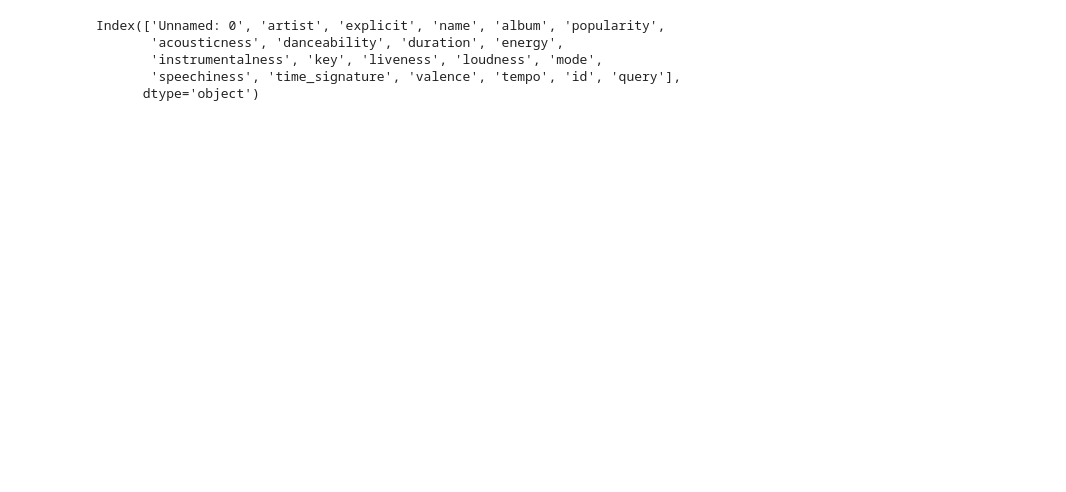
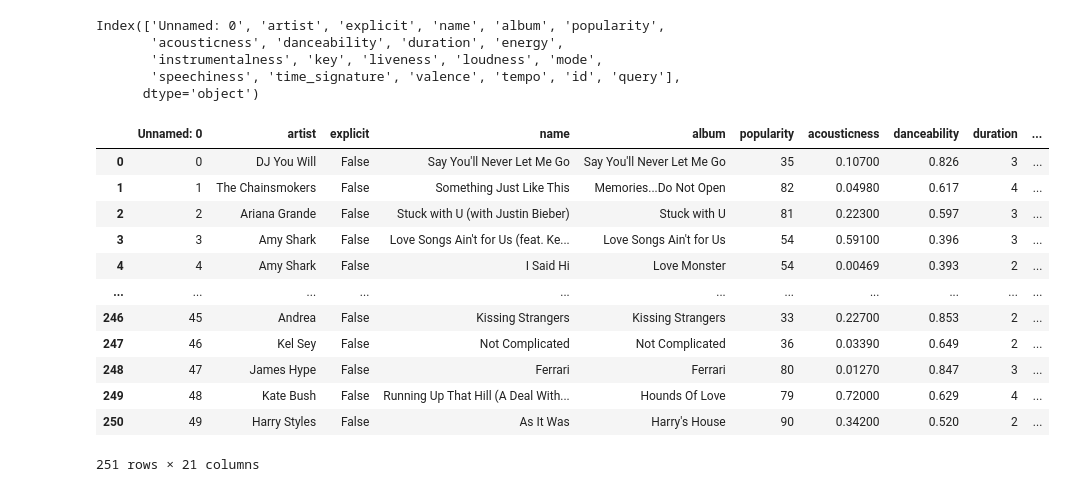
Before and after one commit to kordc/SpotifyPlaylistAnalyzer, a Jupyter notebook: playingWithPlots.ipynb, the cells around one changed output. Drawn from its saved outputs; the diff is of its cells as text; code cells hidden in the pictures; blank space fills up the shorter version.

```diff
--- a/playingWithPlots.ipynb
+++ b/playingWithPlots.ipynb
@@ -11,6 +11,22 @@ Index(['Unnamed: 0', 'artist', 'explicit', 'name', 'album', 'popularity',
        'instrumentalness', 'key', 'liveness', 'loudness', 'mode',
        'speechiness', 'time_signature', 'valence', 'tempo', 'id', 'query'],
       dtype='object')
+# %%
+df
+# %% [output]
+|  | Unnamed: 0 | artist | explicit | name | album | popularity | acousticness | danceability | duration | ... |
+| 0 | 0 | DJ You Will | False | Say You'll Never Let Me Go | Say You'll Never Let Me Go | 35 | 0.10700 | 0.826 | 3 | ... |
+| 1 | 1 | The Chainsmokers | False | Something Just Like This | Memories...Do Not Open | 82 | 0.04980 | 0.617 | 4 | ... |
+| 2 | 2 | Ariana Grande | False | Stuck with U (with Justin Bieber) | Stuck with U | 81 | 0.22300 | 0.597 | 3 | ... |
+| 3 | 3 | Amy Shark | False | Love Songs Ain't for Us (feat. Ke... | Love Songs Ain't for Us | 54 | 0.59100 | 0.396 | 3 | ... |
+| 4 | 4 | Amy Shark | False | I Said Hi | Love Monster | 54 | 0.00469 | 0.393 | 2 | ... |
+| ... | ... | ... | ... | ... | ... | ... | ... | ... | ... | ... |
+| 246 | 45 | Andrea | False | Kissing Strangers | Kissing Strangers | 33 | 0.22700 | 0.853 | 2 | ... |
+| 247 | 46 | Kel Sey | False | Not Complicated | Not Complicated | 36 | 0.03390 | 0.649 | 2 | ... |
+| 248 | 47 | James Hype | False | Ferrari | Ferrari | 80 | 0.01270 | 0.847 | 3 | ... |
+| 249 | 48 | Kate Bush | False | Running Up That Hill (A Deal With... | Hounds Of Love | 79 | 0.72000 | 0.629 | 4 | ... |
+| 250 | 49 | Harry Styles | False | As It Was | Harry's House | 90 | 0.34200 | 0.520 | 2 | ... |
+251 rows × 21 columns
 # %%
 unpivoted = df.groupby(["query"]).mean().reset_index()[['danceability',  'energy',  'speechiness',  'acousticness',  'liveness',  'valence', "query"]]
 # %%
```
Also changed, not shown: parts of 7 cells of this notebook, 8 other files.
